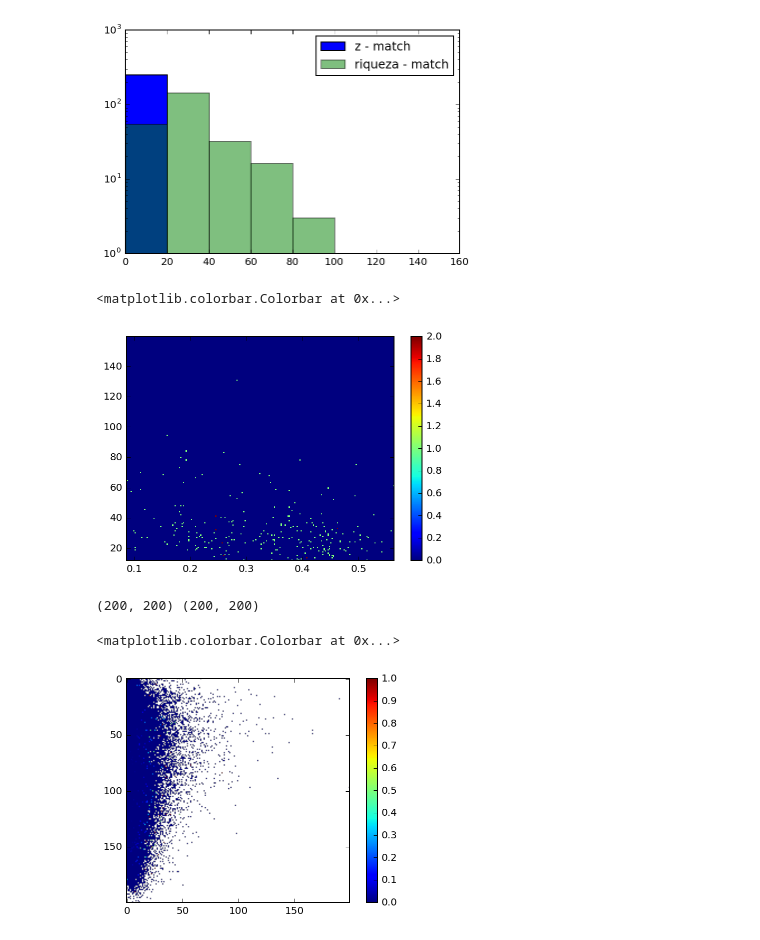
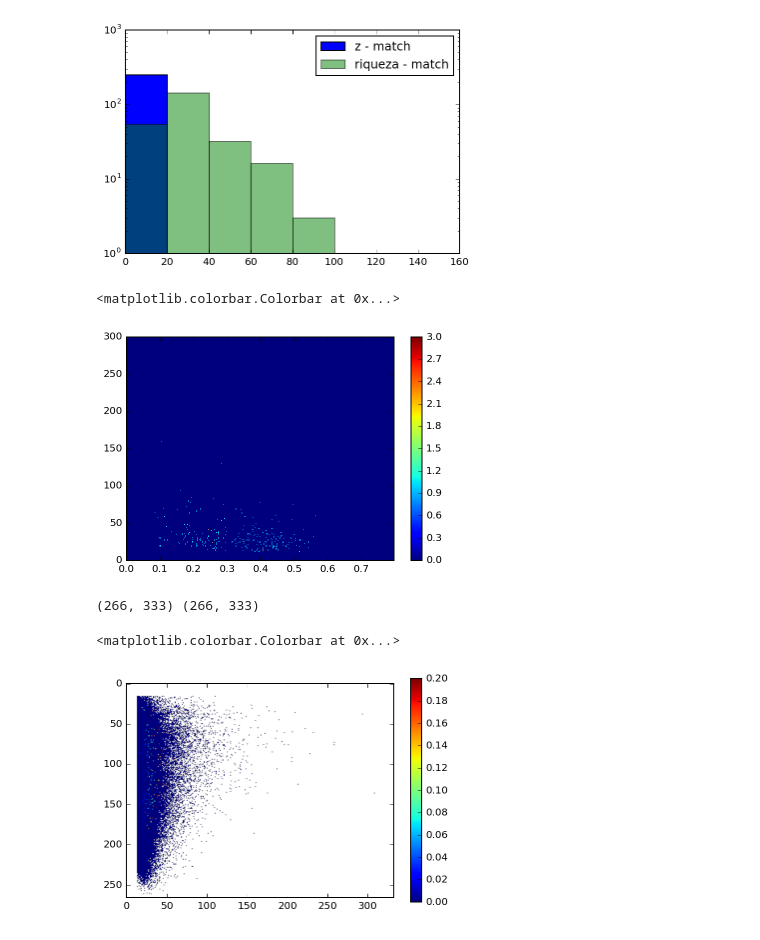
Before and after one commit to clusteron/comparison, a Jupyter notebook: table.ipynb, the cells around one changed output. Drawn from its saved outputs; the diff is of its cells as text; code cells hidden in the pictures.

```diff
--- a/table.ipynb
+++ b/table.ipynb
@@ -875,7 +815,7 @@ print hxmw
 [figure]
 # %%
 #plt.hexbin(xw, yw, cmap='Reds')
-h2dw = plt.hist2d(xw, yw, bins = 200)
+h2dw = plt.hist2d(xw, yw, bins=[np.arange(0, 0.8, .003), np.arange(0, 300, .9)], vmin = 0, vmax = 5)
 plt.colorbar()
 # %% [output]
 <matplotlib.colorbar.Colorbar at 0x...>
@@ -950,20 +890,20 @@ print hxm_w
 [figure]
 # %%
 #plt.hexbin(xm_w, ym_w, cmap='Reds')
-h2dm_w = plt.hist2d(xm_w, ym_w, bins = 200)
+h2dm_w = plt.hist2d(xm_w, ym_w, bins=[np.arange(0, 0.8, .003), np.arange(0, 300, .9)], vmin = 0, vmax = 3)
 plt.colorbar()
 # %% [output]
 <matplotlib.colorbar.Colorbar at 0x...>
-[figure, old version]
+[figure, new version]
 # %%
 #print h2dm_w
 
 print h2dw[0].shape, h2dm_w[0].shape
 # %% [output]
-(200, 200) (200, 200)
+(266, 333) (266, 333)
 # %%
-plt.imshow(h2dm_w[0]/h2dw[0], clim=(0.0, 1.0))
+plt.imshow(h2dm_w[0]/h2dw[0], clim=(0.0, 0.2))
 plt.colorbar()
 # %% [output]
 <matplotlib.colorbar.Colorbar at 0x...>
-[figure, old version]
+[figure, new version]
```
Also changed, not shown: parts of 16 cells of this notebook.
